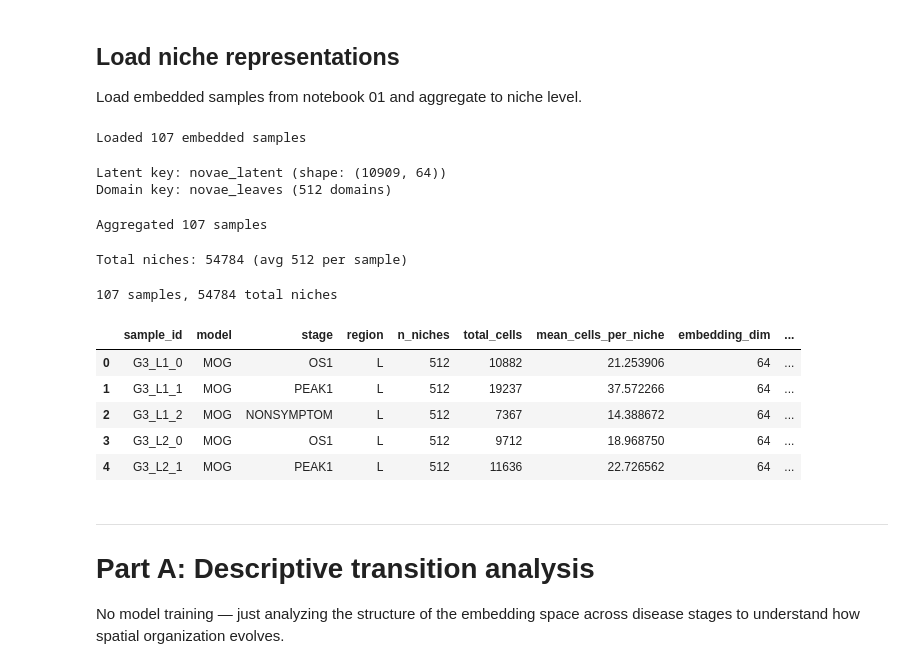
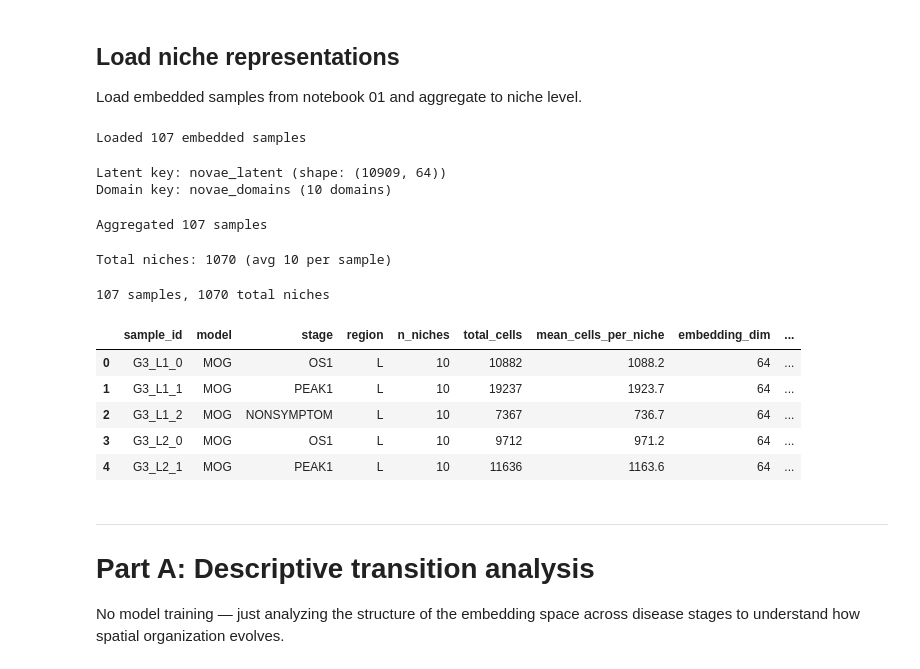
Before and after one commit to christoffermattssonlangseth/CROSSFADE, a Jupyter notebook: notebooks/02_temporal_transitions.ipynb, the cells around one changed output. Drawn from its saved outputs; the diff is of its cells as text; code cells hidden in the pictures.

```diff
--- a/notebooks/02_temporal_transitions.ipynb
+++ b/notebooks/02_temporal_transitions.ipynb
@@ -63,42 +60,42 @@ samples = load_embeddings(EMBEDDED_DIR, embed_config)
 s = next(iter(samples.values()))
 novae_obsm = [k for k in s.obsm.keys() if 'novae' in k.lower()]
 latent_key = novae_obsm[0] if novae_obsm else embed_config.latent_key
 
 # Use novae_domains (not novae_sid which is just slide ID)
-domain_key = "novae_leaves"
+domain_key = "novae_domains"
 if domain_key not in s.obs.columns:
     # Fallback: find a column with multiple domain values
     novae_obs = [c for c in s.obs.columns if 'novae_domain' in c.lower()]
     domain_key = novae_obs[0] if novae_obs else embed_config.domain_key
 
 print(f"Latent key: {latent_key} (shape: {s.obsm[latent_key].shape})")
 print(f"Domain key: {domain_key} ({s.obs[domain_key].nunique()} domains)")
 
 agg_config = AggregationConfig(
     method="spatial_domains",
     domain_key=domain_key,
     embedding_key=latent_key,
     include_composition=True,
     cell_type_key="anno_L2",
 )
 
 representations = aggregate_all_samples(samples, agg_config)
 summary = summarize_representations(representations)
 print(f"\n{len(representations)} samples, {summary['n_niches'].sum()} total niches")
 summary.head()
 # %% [output]
 Loaded 107 embedded samples
 Latent key: novae_latent (shape: (10909, 64))
-Domain key: novae_leaves (512 domains)
+Domain key: novae_domains (10 domains)
 Aggregated 107 samples
-Total niches: 54784 (avg 512 per sample)
+Total niches: 1070 (avg 10 per sample)
-107 samples, 54784 total niches
+107 samples, 1070 total niches
 |  | sample_id | model | stage | region | n_niches | total_cells | mean_cells_per_niche | embedding_dim | ... |
-| 0 | G3_L1_0 | MOG | OS1 | L | 512 | 10882 | 21.253906 | 64 | ... |
-| 1 | G3_L1_1 | MOG | PEAK1 | L | 512 | 19237 | 37.572266 | 64 | ... |
-| 2 | G3_L1_2 | MOG | NONSYMPTOM | L | 512 | 7367 | 14.388672 | 64 | ... |
-| 3 | G3_L2_0 | MOG | OS1 | L | 512 | 9712 | 18.968750 | 64 | ... |
-| 4 | G3_L2_1 | MOG | PEAK1 | L | 512 | 11636 | 22.726562 | 64 | ... |
+| 0 | G3_L1_0 | MOG | OS1 | L | 10 | 10882 | 1088.2 | 64 | ... |
+| 1 | G3_L1_1 | MOG | PEAK1 | L | 10 | 19237 | 1923.7 | 64 | ... |
+| 2 | G3_L1_2 | MOG | NONSYMPTOM | L | 10 | 7367 | 736.7 | 64 | ... |
+| 3 | G3_L2_0 | MOG | OS1 | L | 10 | 9712 | 971.2 | 64 | ... |
+| 4 | G3_L2_1 | MOG | PEAK1 | L | 10 | 11636 | 1163.6 | 64 | ... |
 # %% [markdown]
 ---
 # Part A: Descriptive transition analysis
```
Also changed, not shown: parts of 4 cells of this notebook, 1 other file.
